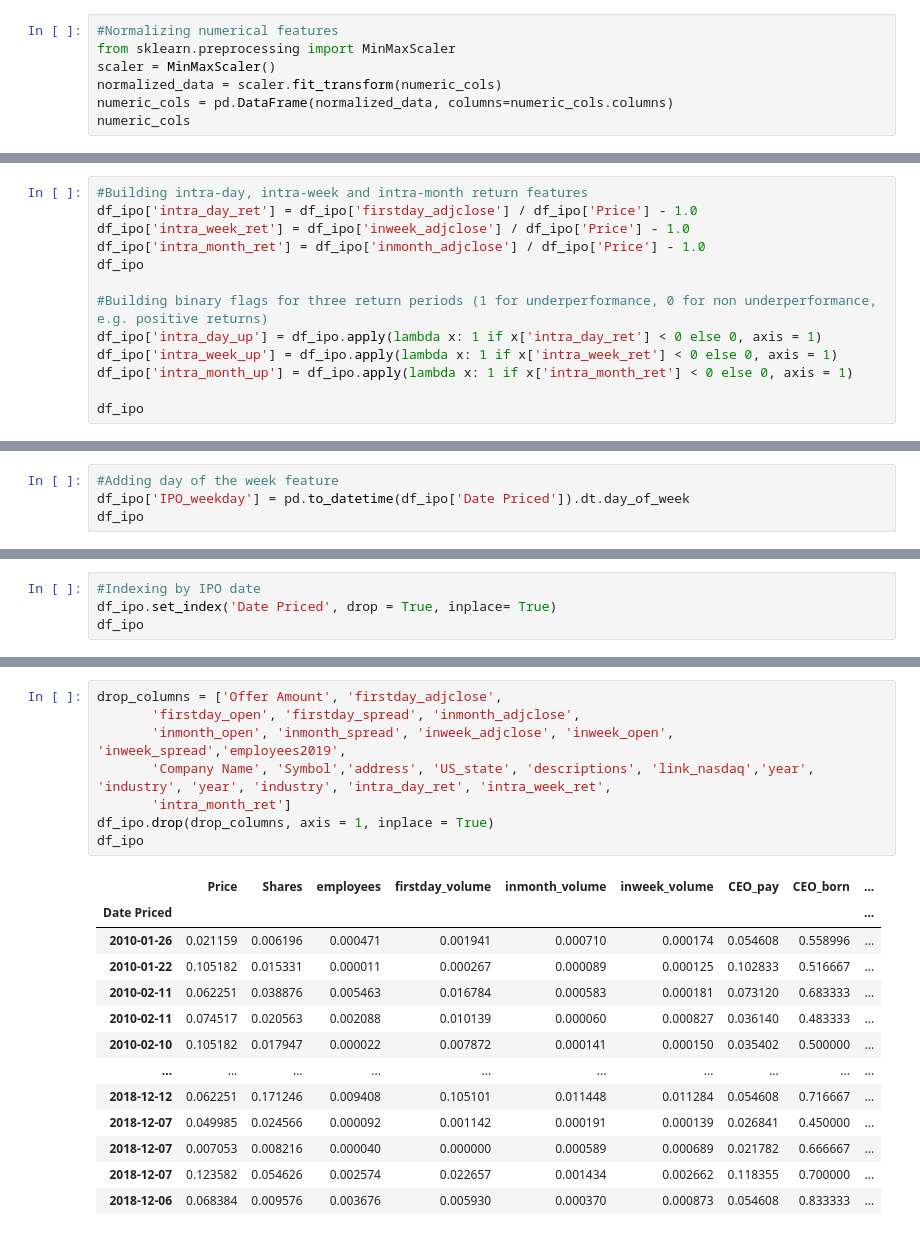
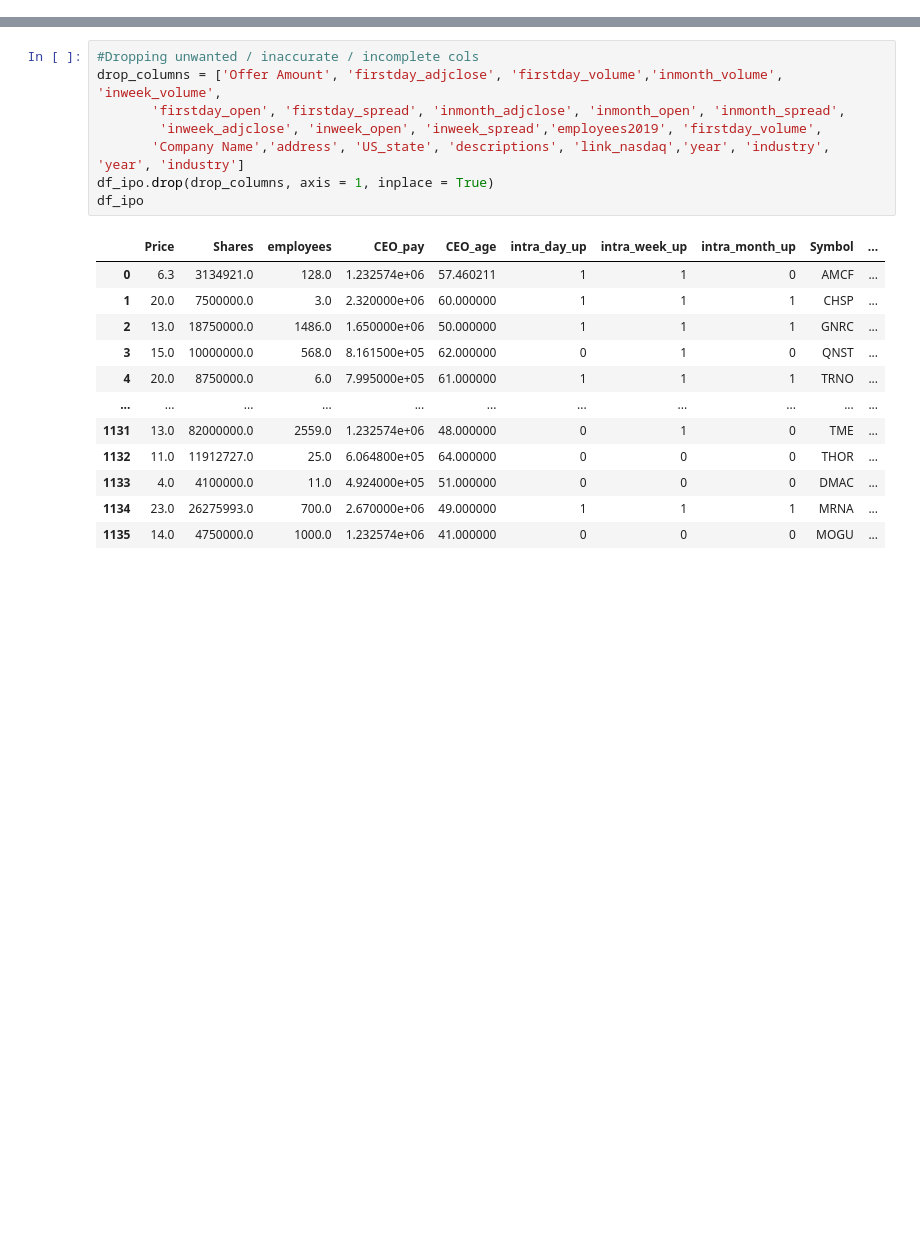
Before and after one commit to michael-fuest/DSiF-IPOs, a Jupyter notebook: Data_Wrangling.ipynb, the cells around one changed output, grey strips where cells are left out. Cells and saved outputs as stored; diff of their text form; blank space fills up the shorter version.

Commit message:
Reworked Data Wrangling. Added additional dataset and used yfinance.

```diff
--- a/Data_Wrangling.ipynb
+++ b/Data_Wrangling.ipynb
@@ -67,7 +88,0 @@ KstestResult(statistic=1.0, pvalue=0.0)
-# %%
-#Normalizing numerical features
-from sklearn.preprocessing import MinMaxScaler
-scaler = MinMaxScaler()
-normalized_data = scaler.fit_transform(numeric_cols)
-numeric_cols = pd.DataFrame(normalized_data, columns=numeric_cols.columns)
-numeric_cols
@@ -109,14 +110 @@ industry             0
 dtype: int64
-# %%
-#Building intra-day, intra-week and intra-month return features
-df_ipo['intra_day_ret'] = df_ipo['firstday_adjclose'] / df_ipo['Price'] - 1.0
-df_ipo['intra_week_ret'] = df_ipo['inweek_adjclose'] / df_ipo['Price'] - 1.0
-df_ipo['intra_month_ret'] = df_ipo['inmonth_adjclose'] / df_ipo['Price'] - 1.0
-df_ipo
-
-#Building binary flags for three return periods (1 for underperformance, 0 for non underperformance, e.g. positive returns)
-df_ipo['intra_day_up'] = df_ipo.apply(lambda x: 1 if x['intra_day_ret'] < 0 else 0, axis = 1)
-df_ipo['intra_week_up'] = df_ipo.apply(lambda x: 1 if x['intra_week_ret'] < 0 else 0, axis = 1)
-df_ipo['intra_month_up'] = df_ipo.apply(lambda x: 1 if x['intra_month_ret'] < 0 else 0, axis = 1)
-
-df_ipo
@@ -150,4 +110,0 @@ Index(['Price', 'Shares', 'Offer Amount', 'employees', 'firstday_adjclose',
-# %%
-#Adding day of the week feature
-df_ipo['IPO_weekday'] = pd.to_datetime(df_ipo['Date Priced']).dt.day_of_week
-df_ipo
@@ -168,4 +110,0 @@ df_ipo
-# %%
-#Indexing by IPO date
-df_ipo.set_index('Date Priced', drop = True, inplace= True)
-df_ipo
@@ -219,22 +126,21 @@ df_ipo
 # %%
-drop_columns = ['Offer Amount', 'firstday_adjclose',
-       'firstday_open', 'firstday_spread', 'inmonth_adjclose',
-       'inmonth_open', 'inmonth_spread', 'inweek_adjclose', 'inweek_open', 'inweek_spread','employees2019',
-       'Company Name', 'Symbol','address', 'US_state', 'descriptions', 'link_nasdaq','year', 'industry', 'year', 'industry', 'intra_day_ret', 'intra_week_ret',
-       'intra_month_ret']
+#Dropping unwanted / inaccurate / incomplete cols
+drop_columns = ['Offer Amount', 'firstday_adjclose', 'firstday_volume','inmonth_volume', 'inweek_volume',
+       'firstday_open', 'firstday_spread', 'inmonth_adjclose', 'inmonth_open', 'inmonth_spread',
+        'inweek_adjclose', 'inweek_open', 'inweek_spread','employees2019', 'firstday_volume',
+       'Company Name','address', 'US_state', 'descriptions', 'link_nasdaq','year', 'industry', 'year', 'industry']
 df_ipo.drop(drop_columns, axis = 1, inplace = True)
 df_ipo
 # %% [output]
-|  | Price | Shares | employees | firstday_volume | inmonth_volume | inweek_volume | CEO_pay | CEO_born | ... |
-| Date Priced |  |  |  |  |  |  |  |  | ... |
-| 2010-01-26 | 0.021159 | 0.006196 | 0.000471 | 0.001941 | 0.000710 | 0.000174 | 0.054608 | 0.558996 | ... |
-| 2010-01-22 | 0.105182 | 0.015331 | 0.000011 | 0.000267 | 0.000089 | 0.000125 | 0.102833 | 0.516667 | ... |
-| 2010-02-11 | 0.062251 | 0.038876 | 0.005463 | 0.016784 | 0.000583 | 0.000181 | 0.073120 | 0.683333 | ... |
-| 2010-02-11 | 0.074517 | 0.020563 | 0.002088 | 0.010139 | 0.000060 | 0.000827 | 0.036140 | 0.483333 | ... |
-| 2010-02-10 | 0.105182 | 0.017947 | 0.000022 | 0.007872 | 0.000141 | 0.000150 | 0.035402 | 0.500000 | ... |
-| ... | ... | ... | ... | ... | ... | ... | ... | ... | ... |
-| 2018-12-12 | 0.062251 | 0.171246 | 0.009408 | 0.105101 | 0.011448 | 0.011284 | 0.054608 | 0.716667 | ... |
-| 2018-12-07 | 0.049985 | 0.024566 | 0.000092 | 0.001142 | 0.000191 | 0.000139 | 0.026841 | 0.450000 | ... |
-| 2018-12-07 | 0.007053 | 0.008216 | 0.000040 | 0.000000 | 0.000589 | 0.000689 | 0.021782 | 0.666667 | ... |
-| 2018-12-07 | 0.123582 | 0.054626 | 0.002574 | 0.022657 | 0.001434 | 0.002662 | 0.118355 | 0.700000 | ... |
-| 2018-12-06 | 0.068384 | 0.009576 | 0.003676 | 0.005930 | 0.000370 | 0.000873 | 0.054608 | 0.833333 | ... |
+|  | Price | Shares | employees | CEO_pay | CEO_age | intra_day_up | intra_week_up | intra_month_up | Symbol | ... |
+| 0 | 6.3 | 3134921.0 | 128.0 | 1.232574e+06 | 57.460211 | 1 | 1 | 0 | AMCF | ... |
+| 1 | 20.0 | 7500000.0 | 3.0 | 2.320000e+06 | 60.000000 | 1 | 1 | 1 | CHSP | ... |
+| 2 | 13.0 | 18750000.0 | 1486.0 | 1.650000e+06 | 50.000000 | 1 | 1 | 1 | GNRC | ... |
+| 3 | 15.0 | 10000000.0 | 568.0 | 8.161500e+05 | 62.000000 | 0 | 1 | 0 | QNST | ... |
+| 4 | 20.0 | 8750000.0 | 6.0 | 7.995000e+05 | 61.000000 | 1 | 1 | 1 | TRNO | ... |
+| ... | ... | ... | ... | ... | ... | ... | ... | ... | ... | ... |
+| 1131 | 13.0 | 82000000.0 | 2559.0 | 1.232574e+06 | 48.000000 | 0 | 1 | 0 | TME | ... |
+| 1132 | 11.0 | 11912727.0 | 25.0 | 6.064800e+05 | 64.000000 | 0 | 0 | 0 | THOR | ... |
+| 1133 | 4.0 | 4100000.0 | 11.0 | 4.924000e+05 | 51.000000 | 0 | 0 | 0 | DMAC | ... |
+| 1134 | 23.0 | 26275993.0 | 700.0 | 2.670000e+06 | 49.000000 | 1 | 1 | 1 | MRNA | ... |
+| 1135 | 14.0 | 4750000.0 | 1000.0 | 1.232574e+06 | 41.000000 | 0 | 0 | 0 | MOGU | ... |
```
Also changed, not shown: parts of 24 cells of this notebook, 2 other files.
